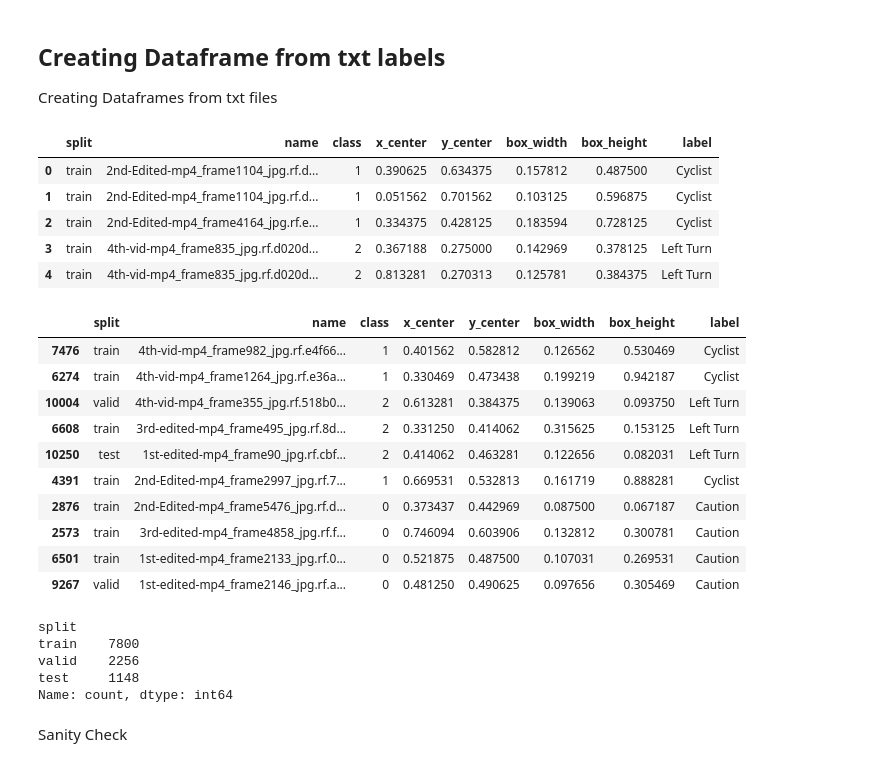
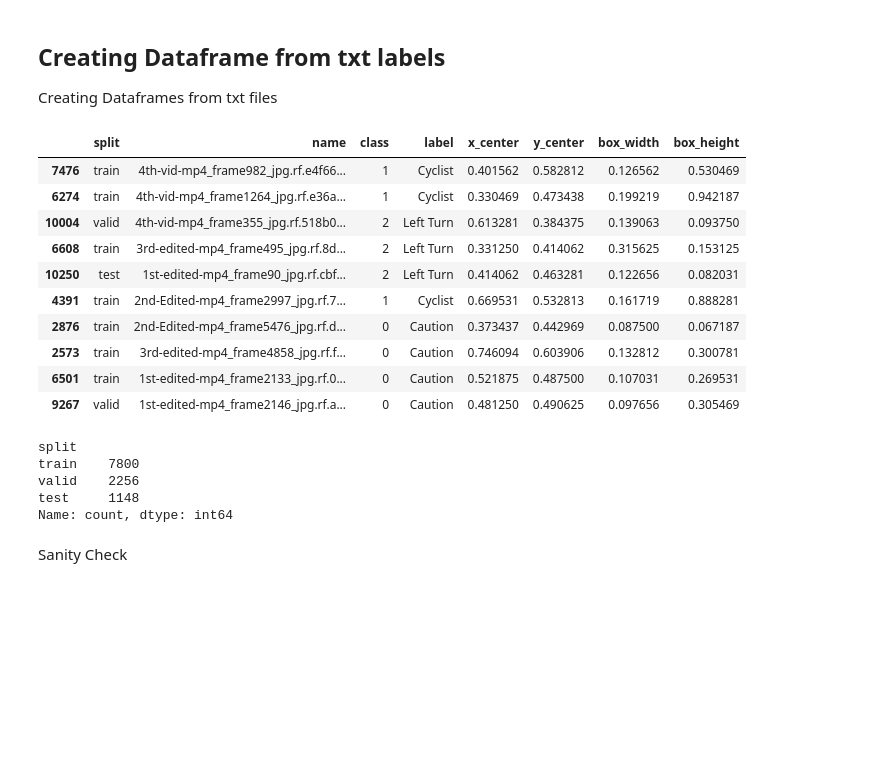
Before and after one commit to RileySchina/Computer-Vision-Project-Hyperparameter, a Jupyter notebook: ComputerVisionProject.ipynb, the cells around one changed output. Cells and saved outputs as stored; diff of their text form; code cells hidden in the pictures; blank space fills up the shorter version.

```diff
--- a/ComputerVisionProject.ipynb
+++ b/ComputerVisionProject.ipynb
@@ -170,50 +170,46 @@ Creating Dataframes from txt files
 # %%
 class_names = ['Caution', 'Cyclist', 'Left Turn', 'Right Turn', 'Stop']
 
 rows = []
 for split in ['train', 'valid', 'test']:
     label_folder = f'{data_dir}/{split}/labels'
     for file in os.listdir(label_folder):
         if not file.endswith('.txt'):
             continue
         with open(os.path.join(label_folder, file)) as f:
             for line in f:
                 parts = line.split()
                 if len(parts) < 5:          # skip blank or malformed lines
                     continue
                 rows.append({
                     'split': split,
                     'name': os.path.splitext(file)[0],
                     'class': int(parts[0]),
                     'x_center': float(parts[1]),
                     'y_center': float(parts[2]),
                     'box_width': float(parts[3]),
                     'box_height': float(parts[4]),
                 })
 
 df = pd.DataFrame(rows)
 df['label'] = df['class'].map(dict(enumerate(class_names)))
 #display(df.head())
+cols = ['split', 'class', 'label', 'x_center', 'y_center', 'box_width', 'box_height', 'name']
+df = df[cols]
 display(df.sample(10, random_state=0))
 print(df['split'].value_counts())
 # %% [output]
-|  | split | name | class | x_center | y_center | box_width | box_height | label |
-| 0 | train | 2nd-Edited-mp4_frame1104_jpg.rf.d... | 1 | 0.390625 | 0.634375 | 0.157812 | 0.487500 | Cyclist |
-| 1 | train | 2nd-Edited-mp4_frame1104_jpg.rf.d... | 1 | 0.051562 | 0.701562 | 0.103125 | 0.596875 | Cyclist |
-| 2 | train | 2nd-Edited-mp4_frame4164_jpg.rf.e... | 1 | 0.334375 | 0.428125 | 0.183594 | 0.728125 | Cyclist |
-| 3 | train | 4th-vid-mp4_frame835_jpg.rf.d020d... | 2 | 0.367188 | 0.275000 | 0.142969 | 0.378125 | Left Turn |
-| 4 | train | 4th-vid-mp4_frame835_jpg.rf.d020d... | 2 | 0.813281 | 0.270313 | 0.125781 | 0.384375 | Left Turn |
+|  | split | name | class | label | x_center | y_center | box_width | box_height |
+| 7476 | train | 4th-vid-mp4_frame982_jpg.rf.e4f66... | 1 | Cyclist | 0.401562 | 0.582812 | 0.126562 | 0.530469 |
+| 6274 | train | 4th-vid-mp4_frame1264_jpg.rf.e36a... | 1 | Cyclist | 0.330469 | 0.473438 | 0.199219 | 0.942187 |
+| 10004 | valid | 4th-vid-mp4_frame355_jpg.rf.518b0... | 2 | Left Turn | 0.613281 | 0.384375 | 0.139063 | 0.093750 |
+| 6608 | train | 3rd-edited-mp4_frame495_jpg.rf.8d... | 2 | Left Turn | 0.331250 | 0.414062 | 0.315625 | 0.153125 |
+| 10250 | test | 1st-edited-mp4_frame90_jpg.rf.cbf... | 2 | Left Turn | 0.414062 | 0.463281 | 0.122656 | 0.082031 |
+| 4391 | train | 2nd-Edited-mp4_frame2997_jpg.rf.7... | 1 | Cyclist | 0.669531 | 0.532813 | 0.161719 | 0.888281 |
+| 2876 | train | 2nd-Edited-mp4_frame5476_jpg.rf.d... | 0 | Caution | 0.373437 | 0.442969 | 0.087500 | 0.067187 |
+| 2573 | train | 3rd-edited-mp4_frame4858_jpg.rf.f... | 0 | Caution | 0.746094 | 0.603906 | 0.132812 | 0.300781 |
+| 6501 | train | 1st-edited-mp4_frame2133_jpg.rf.0... | 0 | Caution | 0.521875 | 0.487500 | 0.107031 | 0.269531 |
+| 9267 | valid | 1st-edited-mp4_frame2146_jpg.rf.a... | 0 | Caution | 0.481250 | 0.490625 | 0.097656 | 0.305469 |
-|  | split | name | class | x_center | y_center | box_width | box_height | label |
-| 7476 | train | 4th-vid-mp4_frame982_jpg.rf.e4f66... | 1 | 0.401562 | 0.582812 | 0.126562 | 0.530469 | Cyclist |
-| 6274 | train | 4th-vid-mp4_frame1264_jpg.rf.e36a... | 1 | 0.330469 | 0.473438 | 0.199219 | 0.942187 | Cyclist |
-| 10004 | valid | 4th-vid-mp4_frame355_jpg.rf.518b0... | 2 | 0.613281 | 0.384375 | 0.139063 | 0.093750 | Left Turn |
-| 6608 | train | 3rd-edited-mp4_frame495_jpg.rf.8d... | 2 | 0.331250 | 0.414062 | 0.315625 | 0.153125 | Left Turn |
-| 10250 | test | 1st-edited-mp4_frame90_jpg.rf.cbf... | 2 | 0.414062 | 0.463281 | 0.122656 | 0.082031 | Left Turn |
-| 4391 | train | 2nd-Edited-mp4_frame2997_jpg.rf.7... | 1 | 0.669531 | 0.532813 | 0.161719 | 0.888281 | Cyclist |
-| 2876 | train | 2nd-Edited-mp4_frame5476_jpg.rf.d... | 0 | 0.373437 | 0.442969 | 0.087500 | 0.067187 | Caution |
-| 2573 | train | 3rd-edited-mp4_frame4858_jpg.rf.f... | 0 | 0.746094 | 0.603906 | 0.132812 | 0.300781 | Caution |
-| 6501 | train | 1st-edited-mp4_frame2133_jpg.rf.0... | 0 | 0.521875 | 0.487500 | 0.107031 | 0.269531 | Caution |
-| 9267 | valid | 1st-edited-mp4_frame2146_jpg.rf.a... | 0 | 0.481250 | 0.490625 | 0.097656 | 0.305469 | Caution |
 split
 train    7800
 valid    2256
```
Also changed, not shown: parts of 11 cells of this notebook.
